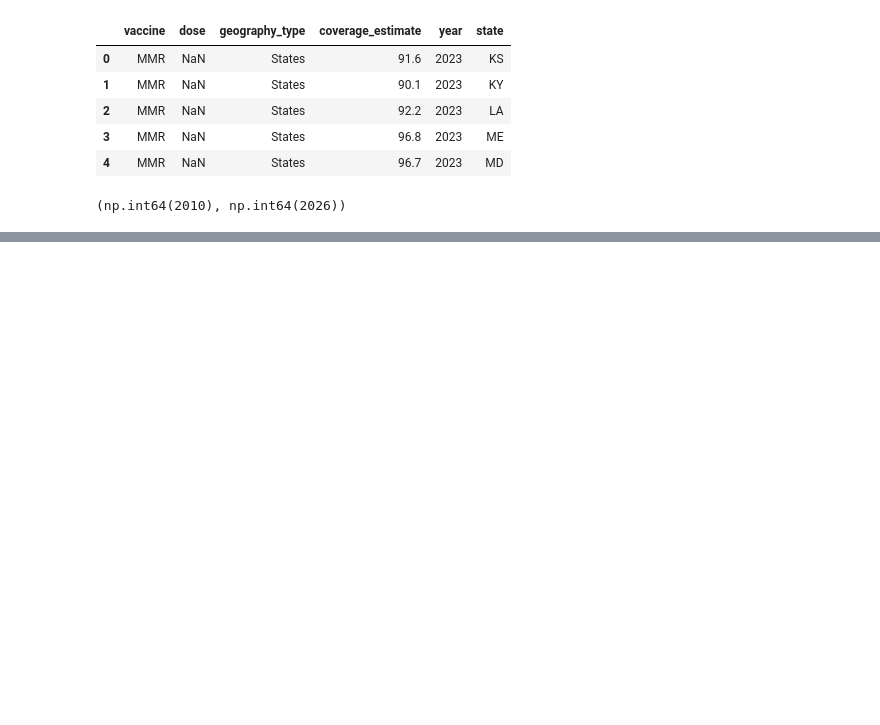
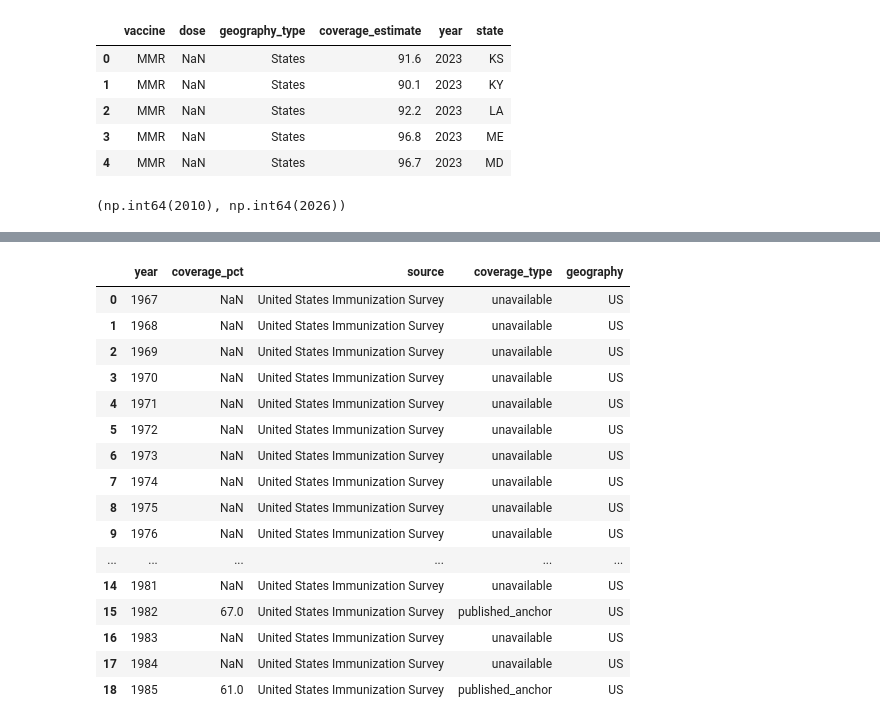
Before and after one commit to FusRaDa/biot670i_capstone_vaccination_project, a Jupyter notebook: rada_notebooks/04_measles_coverage_v_incidence.ipynb, the cells around one changed output, grey strips where cells are left out. Drawn from its saved outputs; the diff is of its cells as text; code cells hidden in the pictures; blank space fills up the shorter version.

Commit message:
concat coverage data next

```diff
--- a/rada_notebooks/04_measles_coverage_v_incidence.ipynb
+++ b/rada_notebooks/04_measles_coverage_v_incidence.ipynb
@@ -211,0 +449,44 @@ measles_schoolvaxview_df['year'].min(), measles_schoolvaxview_df['year'].max(),
+# %%
+import pandas as pd
+
+usis_coverage_df = pd.DataFrame({
+    "year": range(1967, 1986),
+    "coverage_pct": pd.NA,
+    "source": "United States Immunization Survey",
+    "coverage_type": "unavailable",
+    "geography": "US"
+})
+
+verified_usis_values = {
+    1982: 67.0,
+    1985: 61.0
+}
+
+usis_coverage_df["coverage_pct"] = (
+    usis_coverage_df["year"].map(verified_usis_values)
+)
+
+usis_coverage_df.loc[
+    usis_coverage_df["coverage_pct"].notna(),
+    "coverage_type"
+] = "published_anchor"
+
+usis_coverage_df
+# %% [output]
+|  | year | coverage_pct | source | coverage_type | geography |
+| 0 | 1967 | NaN | United States Immunization Survey | unavailable | US |
+| 1 | 1968 | NaN | United States Immunization Survey | unavailable | US |
+| 2 | 1969 | NaN | United States Immunization Survey | unavailable | US |
+| 3 | 1970 | NaN | United States Immunization Survey | unavailable | US |
+| 4 | 1971 | NaN | United States Immunization Survey | unavailable | US |
+| 5 | 1972 | NaN | United States Immunization Survey | unavailable | US |
+| 6 | 1973 | NaN | United States Immunization Survey | unavailable | US |
+| 7 | 1974 | NaN | United States Immunization Survey | unavailable | US |
+| 8 | 1975 | NaN | United States Immunization Survey | unavailable | US |
+| 9 | 1976 | NaN | United States Immunization Survey | unavailable | US |
+| ... | ... | ... | ... | ... | ... |
+| 14 | 1981 | NaN | United States Immunization Survey | unavailable | US |
+| 15 | 1982 | 67.0 | United States Immunization Survey | published_anchor | US |
+| 16 | 1983 | NaN | United States Immunization Survey | unavailable | US |
+| 17 | 1984 | NaN | United States Immunization Survey | unavailable | US |
+| 18 | 1985 | 61.0 | United States Immunization Survey | published_anchor | US |
```
Also changed, not shown: parts of 27 cells of this notebook, 4 other files.
